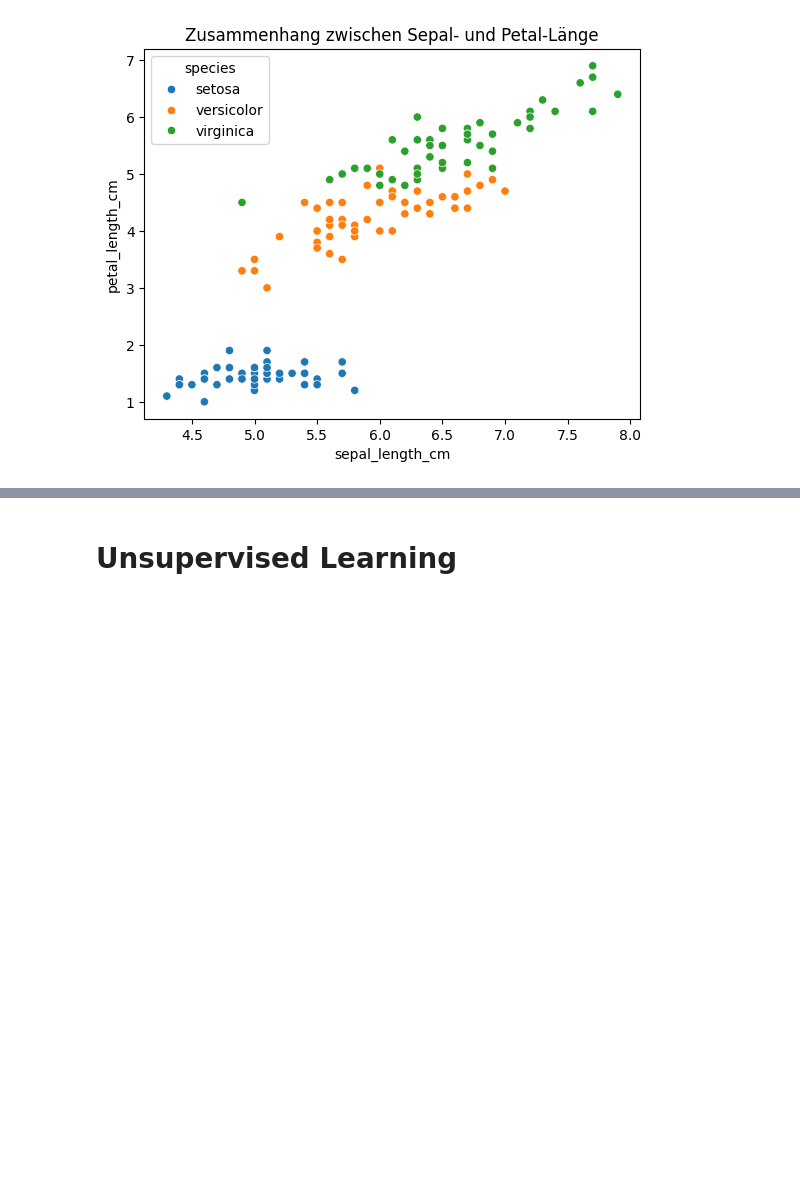
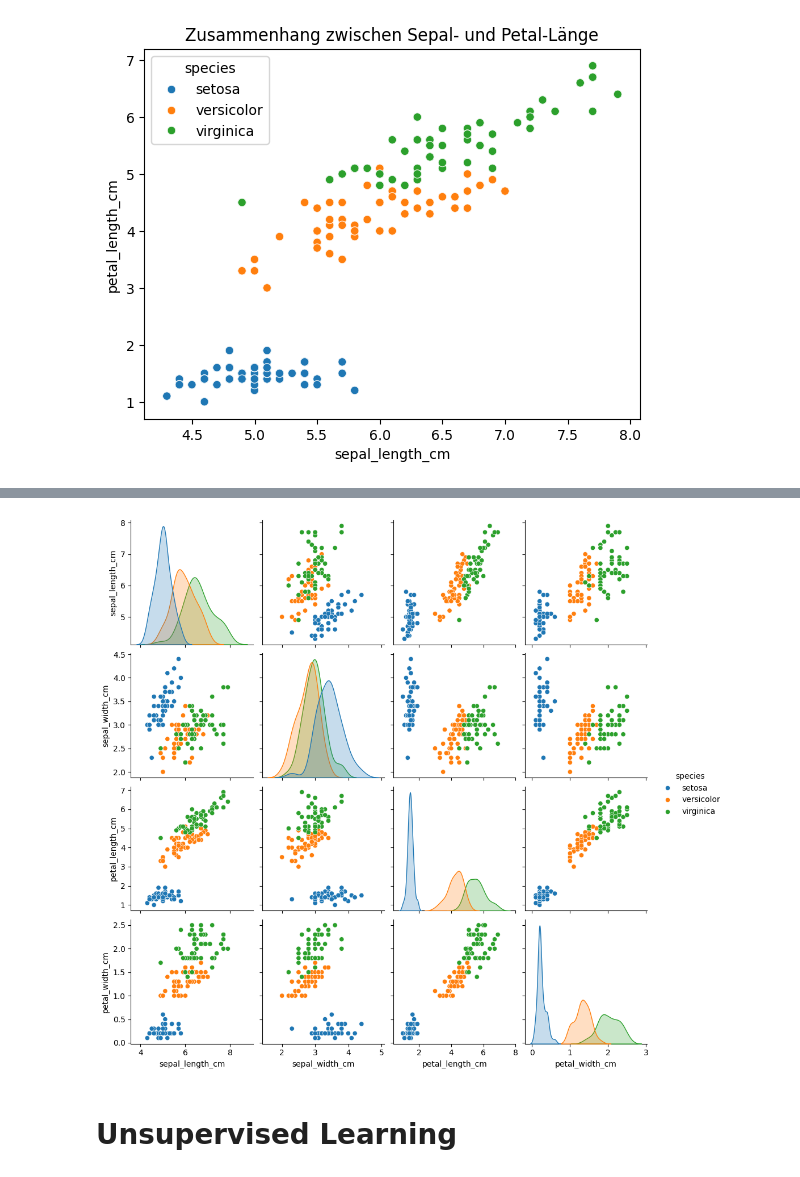
Before and after one commit to leaprinothwdr/Florale-Intelligenz, a Jupyter notebook: test.ipynb, the cells around one changed output, grey strips where cells are left out. Cells and saved outputs as stored; diff of their text form; code cells hidden in the pictures; blank space fills up the shorter version.

```diff
--- a/test.ipynb
+++ b/test.ipynb
@@ -77,3 +77,9 @@ KeyError: "['instant'] not found in axis"
+# %%
+#Pairplot
+sb.pairplot(df, hue='species')
+plt.show()
+# %% [output]
+[figure, added]
 # %% [markdown]
 # Unsupervised Learning
 # %% [markdown]
```
Also changed, not shown: parts of 1 cell of this notebook.
